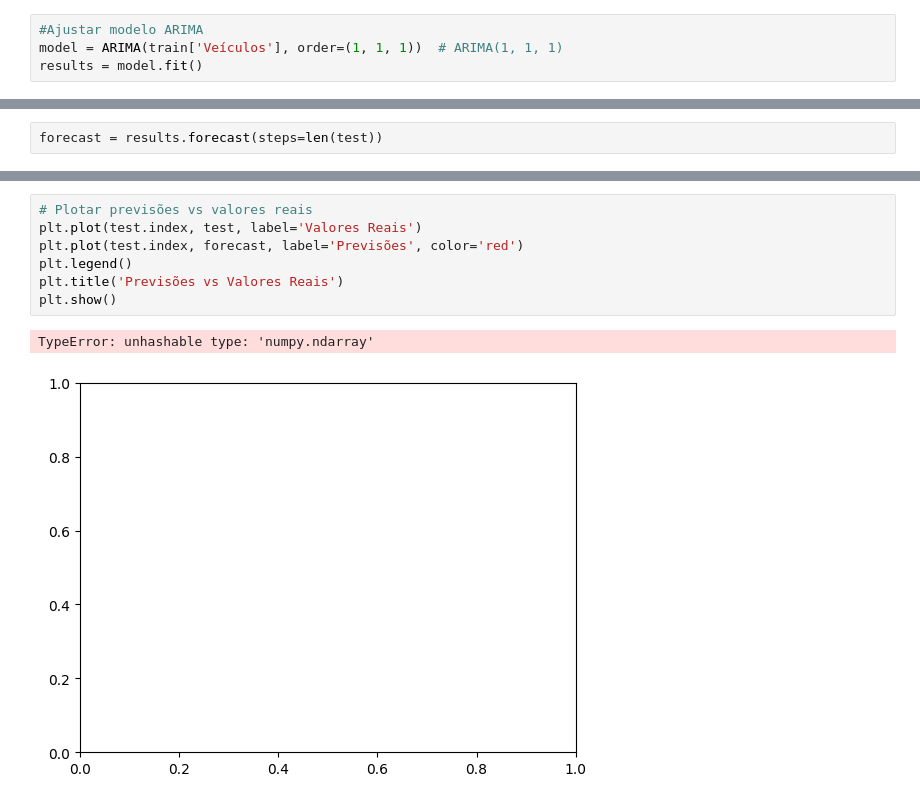
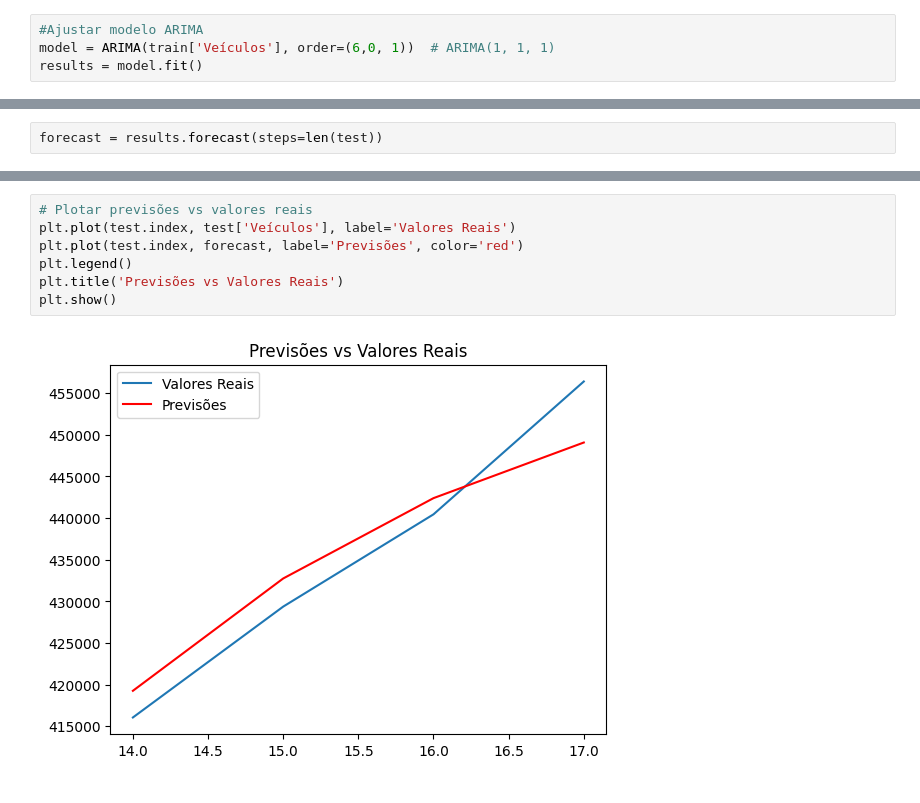
Before and after one commit to augustomiguel/seriestemporais, a Jupyter notebook: st_veiculos.ipynb, the cells around one changed output, grey strips where cells are left out. Drawn from its saved outputs; the diff is of its cells as text.

```diff
--- a/st_veiculos.ipynb
+++ b/st_veiculos.ipynb
@@ -398,7 +382,7 @@ train, test = data[:train_size], data[train_size:]
 Aplicar o modelo
 # %%
 #Ajustar modelo ARIMA
-model = ARIMA(train['Veículos'], order=(1, 1, 1))  # ARIMA(1, 1, 1)
+model = ARIMA(train['Veículos'], order=(6,0, 1))  # ARIMA(1, 1, 1)
 results = model.fit()
 # %%
 # Resumo do modelo
@@ -506,10 +470,9 @@ previsoes
 # %%
 # Plotar previsões vs valores reais
-plt.plot(test.index, test, label='Valores Reais')
+plt.plot(test.index, test['Veículos'], label='Valores Reais')
 plt.plot(test.index, forecast, label='Previsões', color='red')
 plt.legend()
 plt.title('Previsões vs Valores Reais')
 plt.show()
 # %% [output]
-TypeError: unhashable type: 'numpy.ndarray'
-[figure, old version]
+[figure, new version]
```
Also changed, not shown: parts of 28 cells of this notebook.
